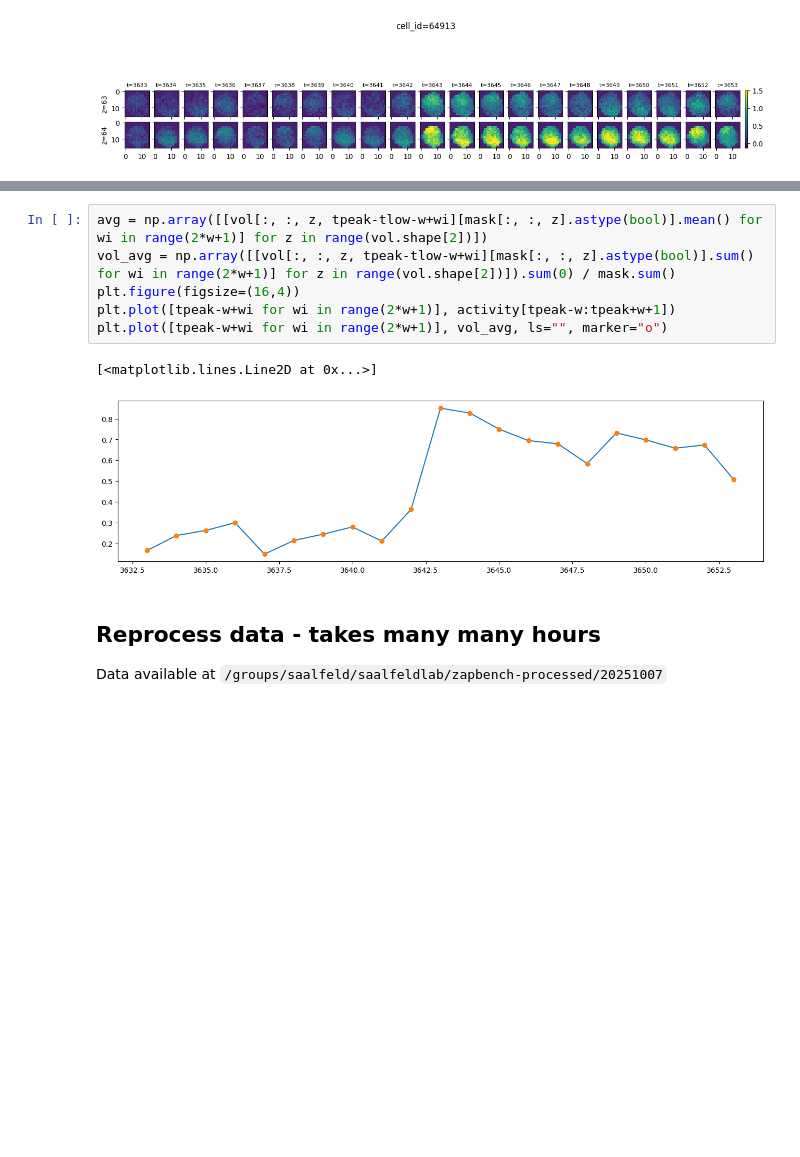
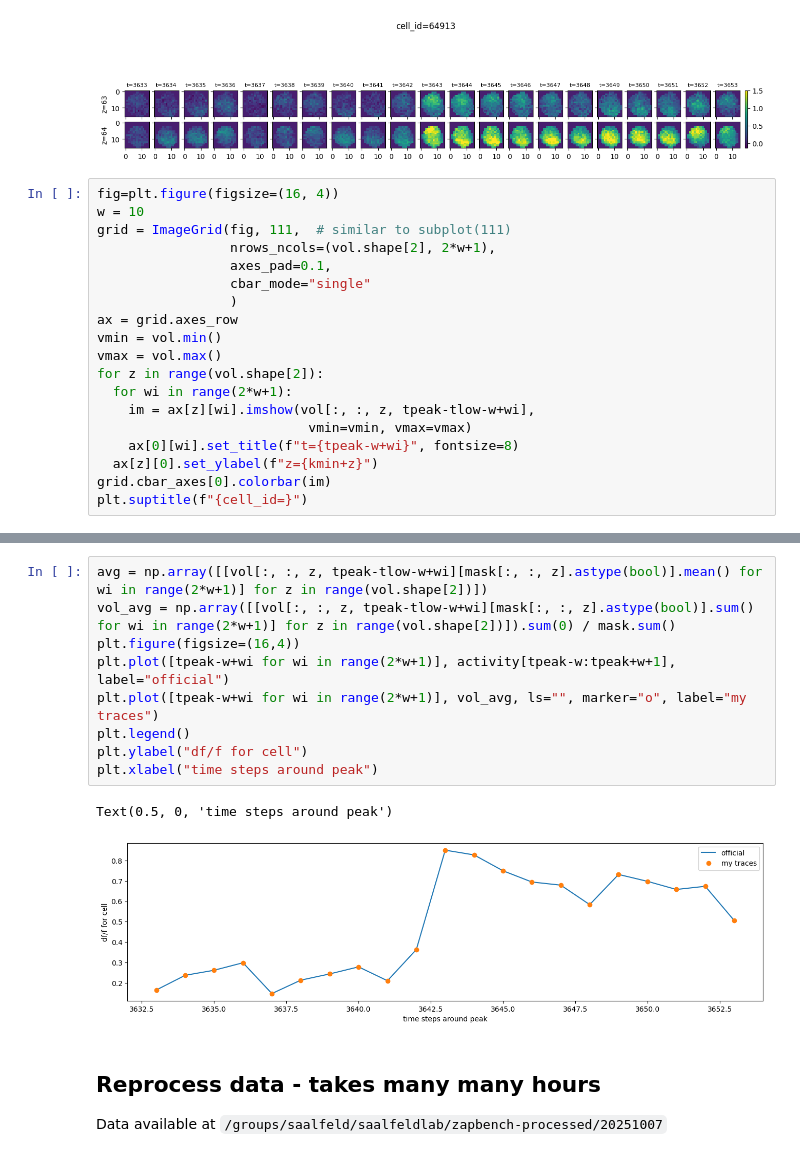
Before and after one commit to vijk777/zapbench, a Jupyter notebook: processing/generate_high_res_activity.ipynb, the cells around one changed output, grey strips where cells are left out. Saved outputs shown, nothing was run; the diff lists cells and outputs as text; blank space fills up the shorter version.

```diff
--- a/processing/generate_high_res_activity.ipynb
+++ b/processing/generate_high_res_activity.ipynb
@@ -236,3 +236,22 @@ plt.suptitle(f"{cell_id=}")
 # %% [output]
 Text(0.5, 0.98, 'cell_id=64913')
 [figure]
+# %%
+fig=plt.figure(figsize=(16, 4))
+w = 10
+grid = ImageGrid(fig, 111,  # similar to subplot(111)
+                 nrows_ncols=(vol.shape[2], 2*w+1),
+                 axes_pad=0.1,
+                 cbar_mode="single"
+                 )
+ax = grid.axes_row
+vmin = vol.min()
+vmax = vol.max()
+for z in range(vol.shape[2]):
+  for wi in range(2*w+1):
+    im = ax[z][wi].imshow(vol[:, :, z, tpeak-tlow-w+wi],
+                           vmin=vmin, vmax=vmax)
+    ax[0][wi].set_title(f"t={tpeak-w+wi}", fontsize=8)
+  ax[z][0].set_ylabel(f"z={kmin+z}")
+grid.cbar_axes[0].colorbar(im)
+plt.suptitle(f"{cell_id=}")
@@ -239,12 +261,15 @@ Text(0.5, 0.98, 'cell_id=64913')
 # %%
 avg = np.array([[vol[:, :, z, tpeak-tlow-w+wi][mask[:, :, z].astype(bool)].mean() for wi in range(2*w+1)] for z in range(vol.shape[2])])
 vol_avg = np.array([[vol[:, :, z, tpeak-tlow-w+wi][mask[:, :, z].astype(bool)].sum() for wi in range(2*w+1)] for z in range(vol.shape[2])]).sum(0) / mask.sum()
 plt.figure(figsize=(16,4))
-plt.plot([tpeak-w+wi for wi in range(2*w+1)], activity[tpeak-w:tpeak+w+1])
-plt.plot([tpeak-w+wi for wi in range(2*w+1)], vol_avg, ls="", marker="o")
+plt.plot([tpeak-w+wi for wi in range(2*w+1)], activity[tpeak-w:tpeak+w+1], label="official")
+plt.plot([tpeak-w+wi for wi in range(2*w+1)], vol_avg, ls="", marker="o", label="my traces")
+plt.legend()
+plt.ylabel("df/f for cell")
+plt.xlabel("time steps around peak")
 # %% [output]
-[<matplotlib.lines.Line2D at 0x...>]
+Text(0.5, 0, 'time steps around peak')
-[figure, old version]
+[figure, new version]
 # %% [markdown]
 ## Reprocess data - takes many many hours
 
```
Also changed, not shown: parts of 2 cells of this notebook.
